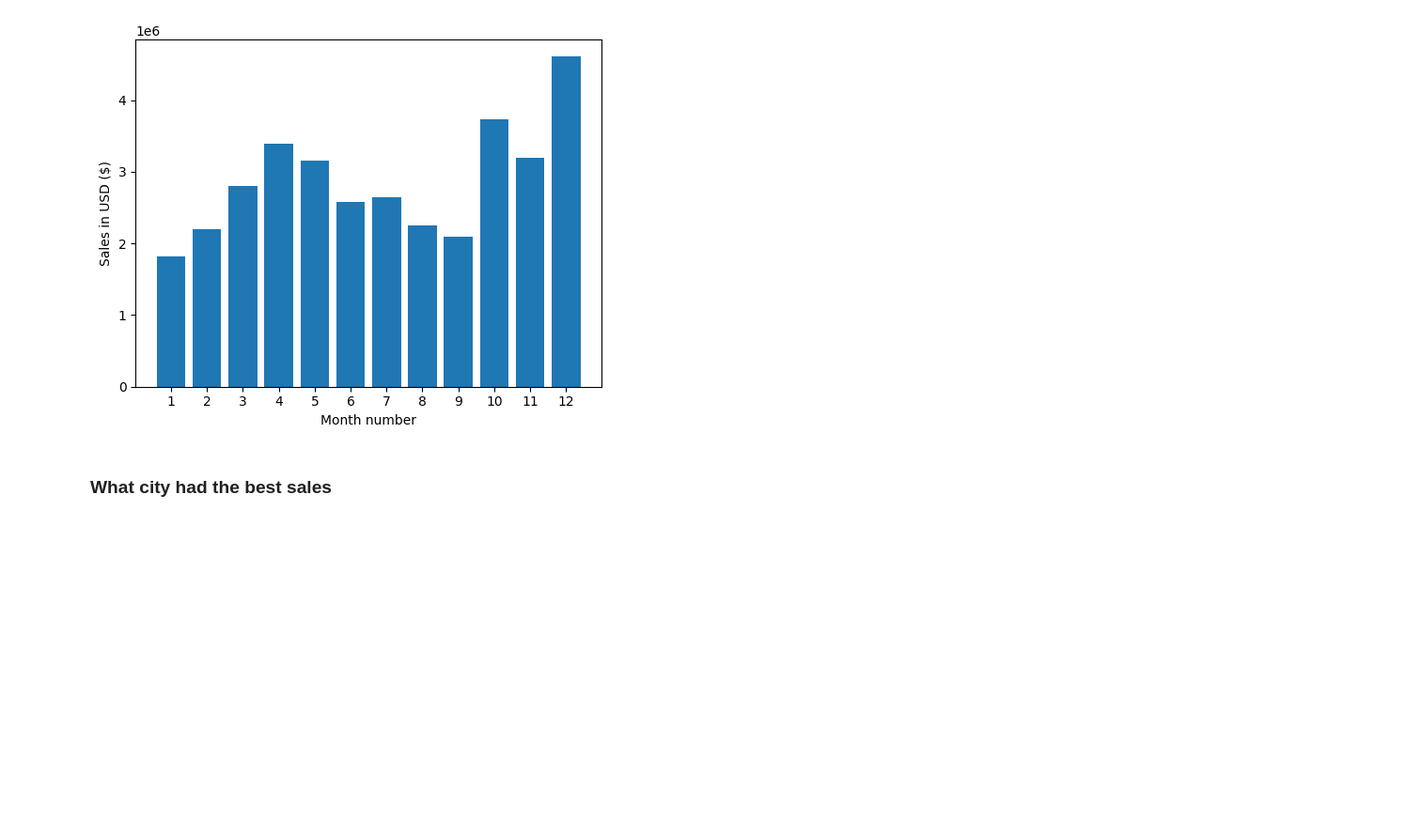
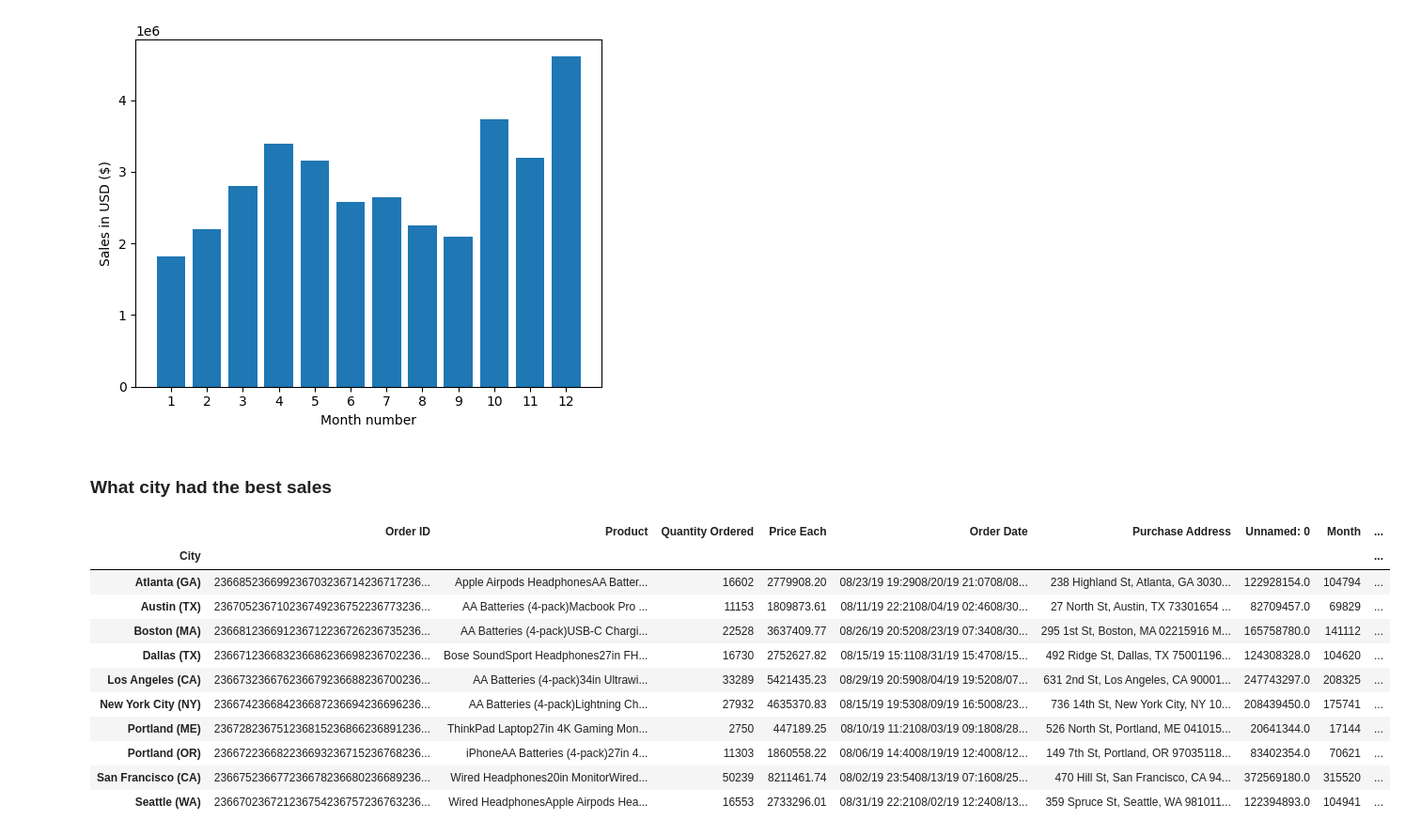
Before and after one commit to empty2145/realworlddatasci, a Jupyter notebook: Analysis.ipynb, the cells around one changed output. Shown at 94% size. Saved outputs shown, nothing was run; the diff lists cells and outputs as text; code cells hidden in the pictures; blank space fills up the shorter version.

```diff
--- a/Analysis.ipynb
+++ b/Analysis.ipynb
@@ -113,4 +117,18 @@ plt.show()
 # %% [markdown]
 ### What city had the best sales
 # %%
-cresults = all_data.groupby('').sum()
+cresults = all_data.groupby('City').sum()
+cresults
+# %% [output]
+|  | Order ID | Product | Quantity Ordered | Price Each | Order Date | Purchase Address | Unnamed: 0 | Month | ... |
+| City |  |  |  |  |  |  |  |  | ... |
+| Atlanta (GA) | 236685236699236703236714236717236... | Apple Airpods HeadphonesAA Batter... | 16602 | 2779908.20 | 08/23/19 19:2908/20/19 21:0708/08... | 238 Highland St, Atlanta, GA 3030... | 122928154.0 | 104794 | ... |
+| Austin (TX) | 236705236710236749236752236773236... | AA Batteries (4-pack)Macbook Pro ... | 11153 | 1809873.61 | 08/11/19 22:2108/04/19 02:4608/30... | 27 North St, Austin, TX 73301654 ... | 82709457.0 | 69829 | ... |
+| Boston (MA) | 236681236691236712236726236735236... | AA Batteries (4-pack)USB-C Chargi... | 22528 | 3637409.77 | 08/26/19 20:5208/23/19 07:3408/30... | 295 1st St, Boston, MA 02215916 M... | 165758780.0 | 141112 | ... |
+| Dallas (TX) | 236671236683236686236698236702236... | Bose SoundSport Headphones27in FH... | 16730 | 2752627.82 | 08/15/19 15:1108/31/19 15:4708/15... | 492 Ridge St, Dallas, TX 75001196... | 124308328.0 | 104620 | ... |
+| Los Angeles (CA) | 236673236676236679236688236700236... | AA Batteries (4-pack)34in Ultrawi... | 33289 | 5421435.23 | 08/29/19 20:5908/04/19 19:5208/07... | 631 2nd St, Los Angeles, CA 90001... | 247743297.0 | 208325 | ... |
+| New York City (NY) | 236674236684236687236694236696236... | AA Batteries (4-pack)Lightning Ch... | 27932 | 4635370.83 | 08/15/19 19:5308/09/19 16:5008/23... | 736 14th St, New York City, NY 10... | 208439450.0 | 175741 | ... |
+| Portland (ME) | 236728236751236815236866236891236... | ThinkPad Laptop27in 4K Gaming Mon... | 2750 | 447189.25 | 08/10/19 11:2108/03/19 09:1808/28... | 526 North St, Portland, ME 041015... | 20641344.0 | 17144 | ... |
+| Portland (OR) | 236672236682236693236715236768236... | iPhoneAA Batteries (4-pack)27in 4... | 11303 | 1860558.22 | 08/06/19 14:4008/19/19 12:4008/12... | 149 7th St, Portland, OR 97035118... | 83402354.0 | 70621 | ... |
+| San Francisco (CA) | 236675236677236678236680236689236... | Wired Headphones20in MonitorWired... | 50239 | 8211461.74 | 08/02/19 23:5408/13/19 07:1608/25... | 470 Hill St, San Francisco, CA 94... | 372569180.0 | 315520 | ... |
+| Seattle (WA) | 236670236721236754236757236763236... | Wired HeadphonesApple Airpods Hea... | 16553 | 2733296.01 | 08/31/19 22:2108/02/19 12:2408/13... | 359 Spruce St, Seattle, WA 981011... | 122394893.0 | 104941 | ... |
```
Also changed, not shown: parts of 2 cells of this notebook.
